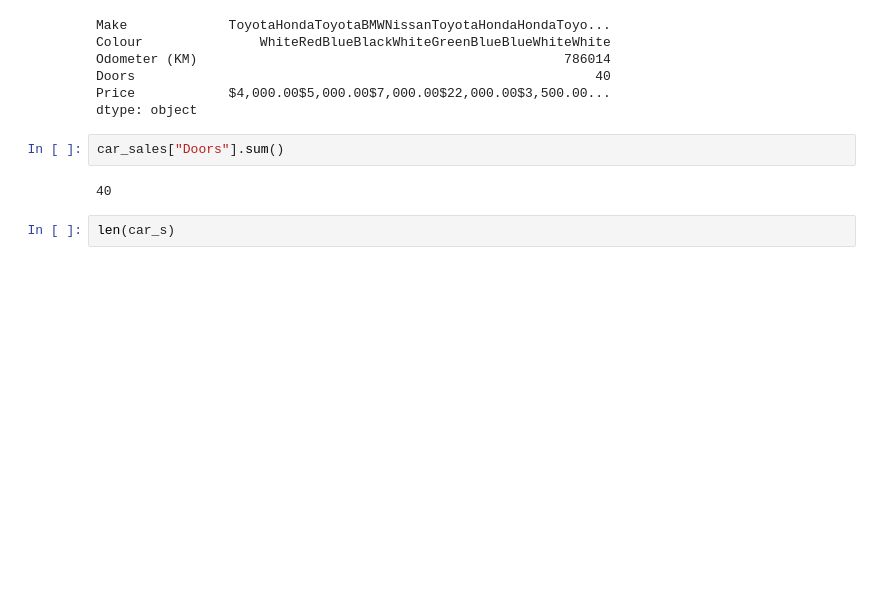
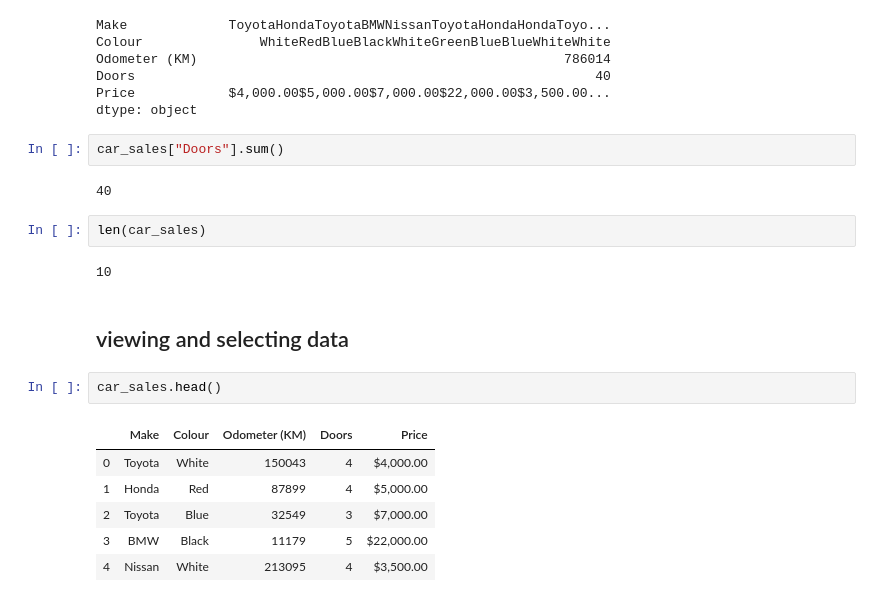
Before and after one commit to UlisesJuarez/Machine-learning-Introduction, a Jupyter notebook: Pandas Data analysis/Introduction to pandas.ipynb, the cells around one changed output. Cells and saved outputs as stored; diff of their text form; blank space fills up the shorter version.

Commit message:
selecting and viewing data with pandas

```diff
--- a/Pandas Data analysis/Introduction to pandas.ipynb
+++ b/Pandas Data analysis/Introduction to pandas.ipynb
@@ -155,4 +155,17 @@ car_sales["Doors"].sum()
 # %% [output]
 40
 # %%
-len(car_s)
+len(car_sales)
+# %% [output]
+10
+# %% [markdown]
+## viewing and selecting data
+# %%
+car_sales.head()
+# %% [output]
+|  | Make | Colour | Odometer (KM) | Doors | Price |
+| 0 | Toyota | White | 150043 | 4 | $4,000.00 |
+| 1 | Honda | Red | 87899 | 4 | $5,000.00 |
+| 2 | Toyota | Blue | 32549 | 3 | $7,000.00 |
+| 3 | BMW | Black | 11179 | 5 | $22,000.00 |
+| 4 | Nissan | White | 213095 | 4 | $3,500.00 |
```
Also changed, not shown: parts of 19 cells of this notebook.
